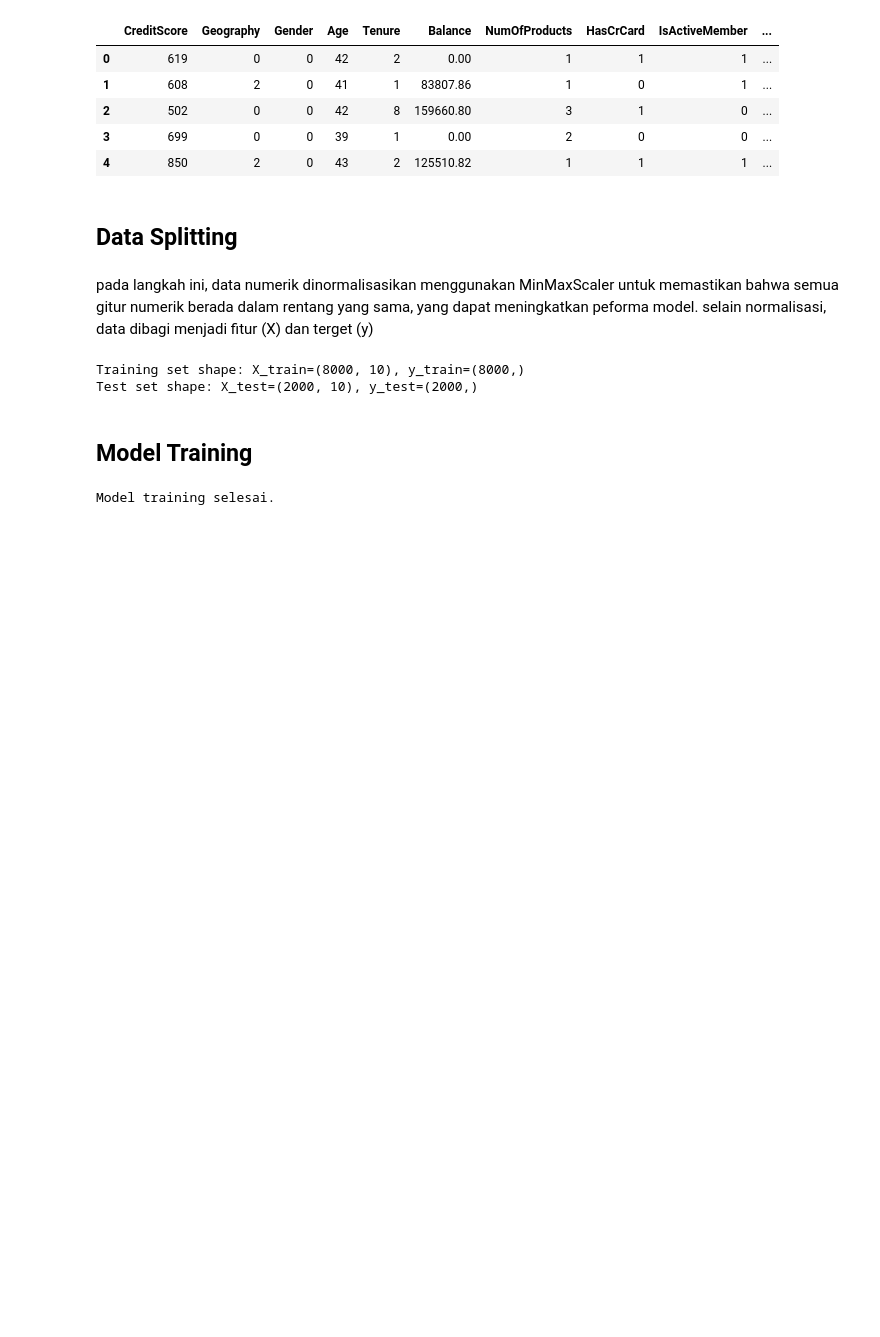
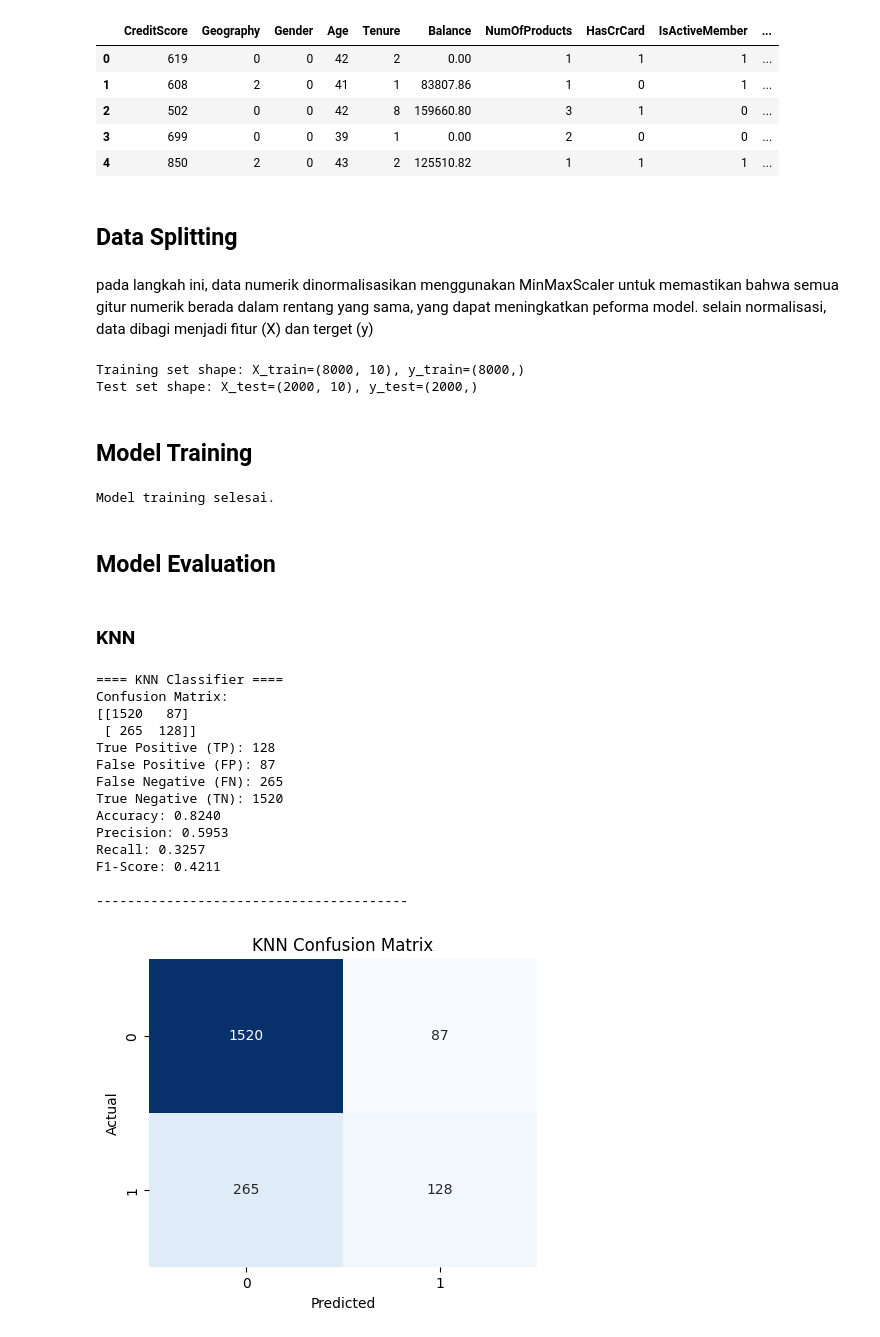
Before and after one commit to Tanzz08/ML-pemula, a Jupyter notebook: supervised-learning-klasifikasi/notebook.ipynb, the cells around one changed output. Cells and saved outputs as stored; diff of their text form; code cells hidden in the pictures; blank space fills up the shorter version.

Commit message:
menyelesaikan model klasifikasi

```diff
--- a/supervised-learning-klasifikasi/notebook.ipynb
+++ b/supervised-learning-klasifikasi/notebook.ipynb
@@ -220,3 +220,46 @@ nb = GaussianNB().fit(X_train, y_train)
 print("Model training selesai.")
 # %% [output]
 Model training selesai.
+# %% [markdown]
+## Model Evaluation
+# %% [markdown]
+### KNN
+# %%
+y_pred_knn = knn.predict(X_test)
+cm_knn = confusion_matrix(y_test, y_pred_knn)
+tn, fp, fn, tp = cm_knn.ravel()
+print("==== KNN Classifier ====")
+print("Confusion Matrix:")
+print(cm_knn)
+print(f"True Positive (TP): {tp}")
+print(f"False Positive (FP): {fp}")
+print(f"False Negative (FN): {fn}")
+print(f"True Negative (TN): {tn}")
+print(f"Accuracy: {accuracy_score(y_test, y_pred_knn):.4f}")
+print(f"Precision: {precision_score(y_test, y_pred_knn):.4f}")
+print(f"Recall: {recall_score(y_test, y_pred_knn):.4f}")
+print(f"F1-Score: {f1_score(y_test, y_pred_knn):.4f}")
+print("\n" + "-"*40 + "\n")
+
+plt.figure(figsize=(5, 4))
+sns.heatmap(cm_knn, annot=True, fmt='d', cmap='Blues', cbar=False)
+plt.title('KNN Confusion Matrix')
+plt.xlabel('Predicted')
+plt.ylabel('Actual')
+plt.show()
+# %% [output]
+==== KNN Classifier ====
+Confusion Matrix:
+[[1520   87]
+ [ 265  128]]
+True Positive (TP): 128
+False Positive (FP): 87
+False Negative (FN): 265
+True Negative (TN): 1520
+Accuracy: 0.8240
+Precision: 0.5953
+Recall: 0.3257
+F1-Score: 0.4211
+
+----------------------------------------
+[figure, added]
```
Also changed, not shown: parts of 12 cells of this notebook.
